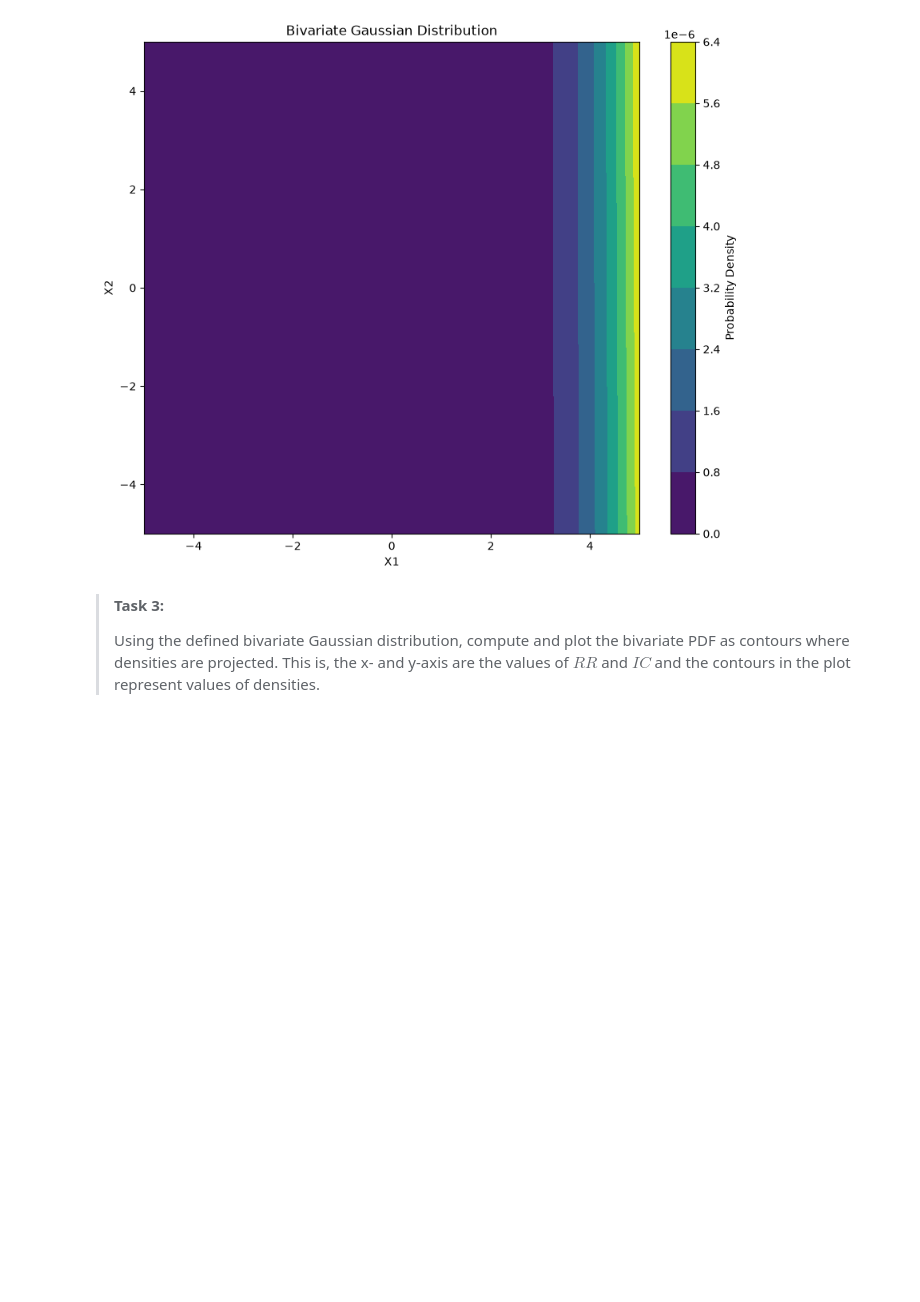
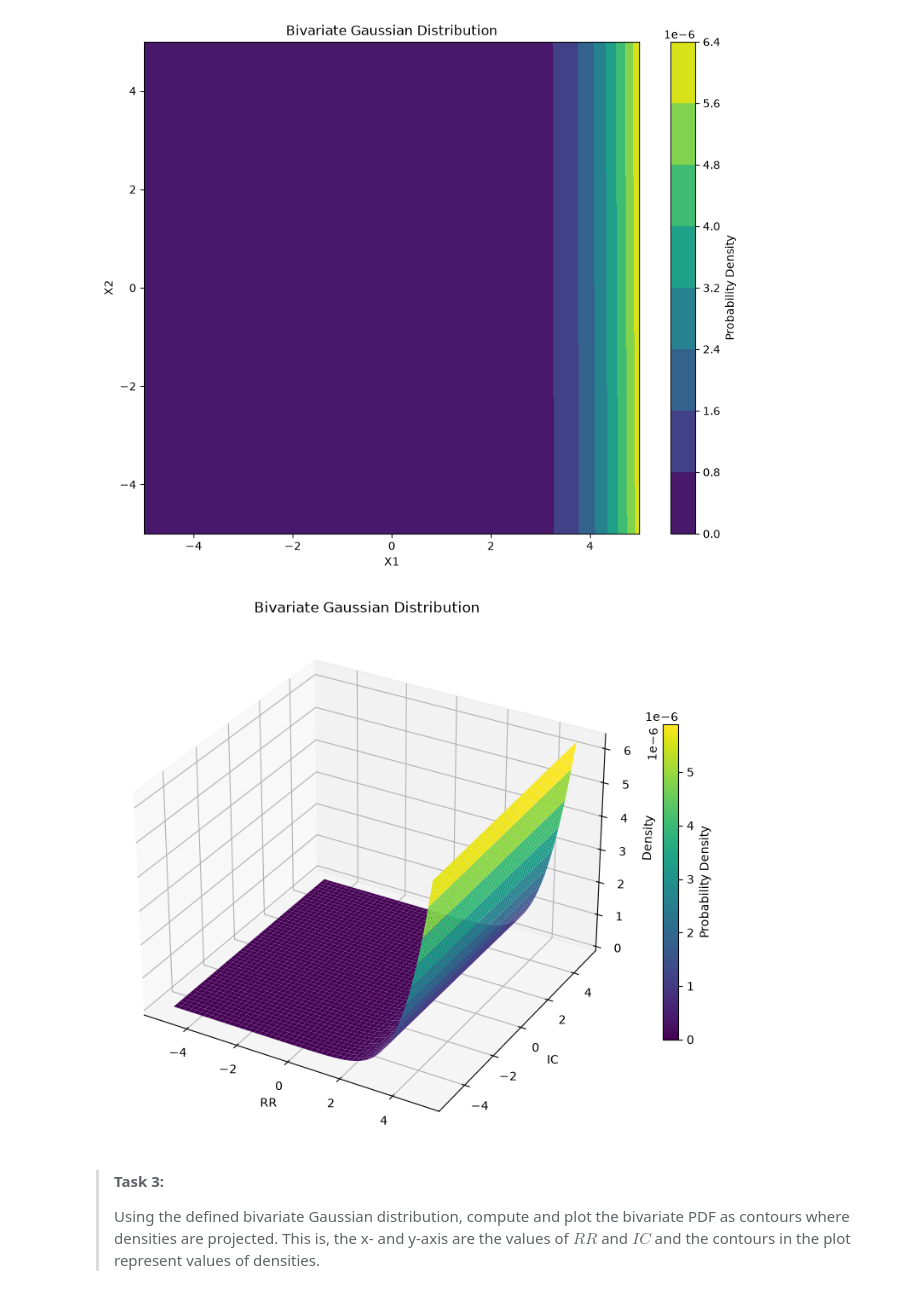
Before and after one commit to emmahenriette/PA1.5_template, a Jupyter notebook: scipy_statcs_3d_plots.ipynb, the cells around one changed output. Cells and saved outputs as stored; diff of their text form; code cells hidden in the pictures; blank space fills up the shorter version.

```diff
--- a/scipy_statcs_3d_plots.ipynb
+++ b/scipy_statcs_3d_plots.ipynb
@@ -182,6 +182,31 @@ plt.ylabel('X2')
 # %% [output]
 Text(0, 0.5, 'X2')
 [figure]
+# %%
+# Define the mesh of values where we want to evaluate the random variables
+n = 200  # size of the mesh
+values_RR = np.linspace(-5, 5, n)
+values_IC = np.linspace(-5, 5, n)
+
+# Define the grid
+X1, X2 = np.meshgrid(values_RR, values_IC)
+X = np.column_stack([X1.ravel(), X2.ravel()])
+
+# Evaluate the PDF
+Z = multivariate_normal(mean=mu, cov=sigma).pdf(X)
+
+# Create the 3D plot
+fig = plt.figure(figsize=(10, 8))
+ax = fig.add_subplot(111, projection='3d')
+surf = ax.plot_surface(X1, X2, Z.reshape(X1.shape), cmap='viridis')
+fig.colorbar(surf, ax=ax, shrink=0.6, label='Probability Density')
+ax.set_title('Bivariate Gaussian Distribution')
+ax.set_xlabel('RR')
+ax.set_ylabel('IC')
+ax.set_zlabel('Density')
+plt.show()
+# %% [output]
+[figure, added]
 # %% [markdown]
 > **Task 3:**
 >
```
Also changed, not shown: parts of 3 cells of this notebook.
